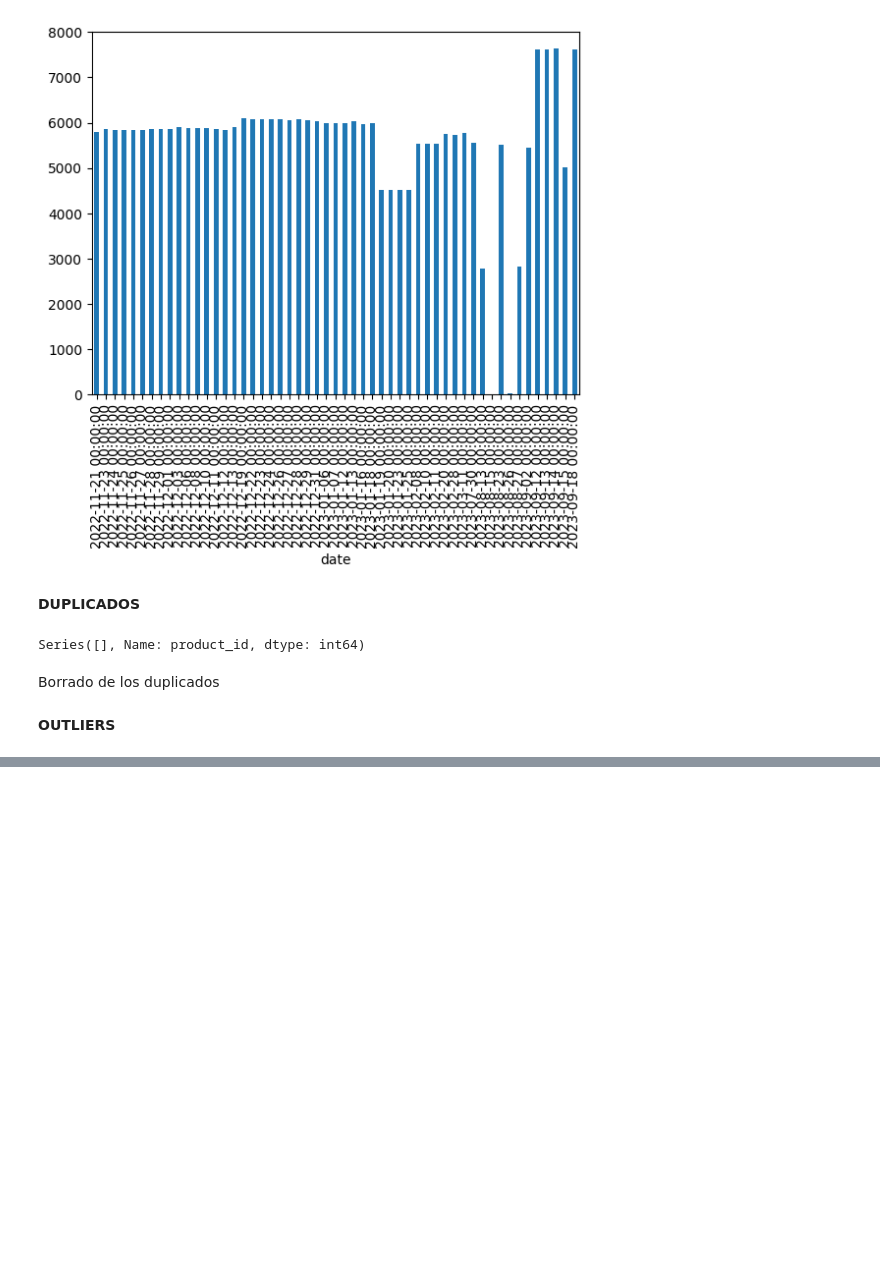
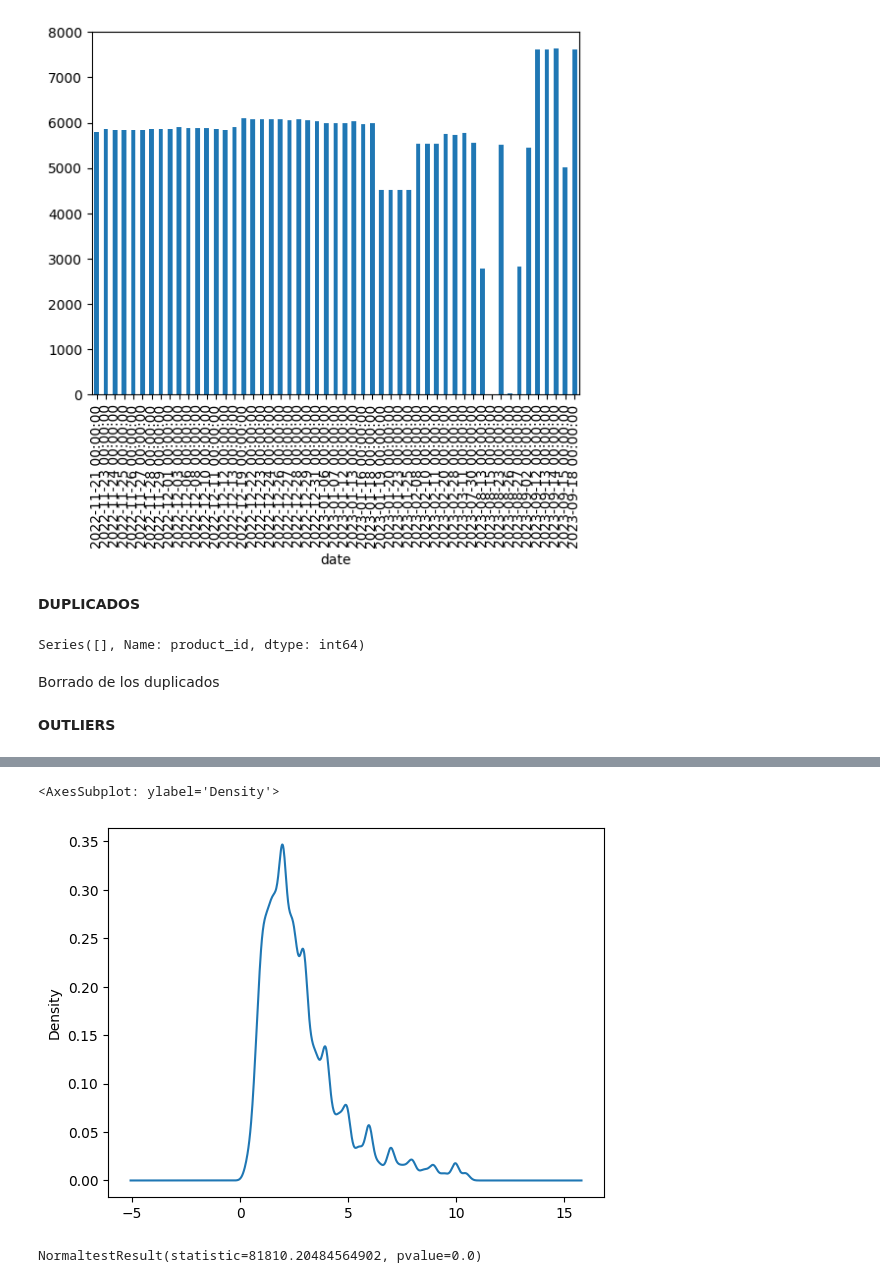
Before and after one commit to cperezh/FoodECommerceScraper, a Jupyter notebook: source/Producto_DIA_DP/Migracion Dataset.ipynb, the cells around one changed output, grey strips where cells are left out. Drawn from its saved outputs; the diff is of its cells as text; code cells hidden in the pictures; blank space fills up the shorter version.

```diff
--- a/source/Producto_DIA_DP/Migracion Dataset.ipynb
+++ b/source/Producto_DIA_DP/Migracion Dataset.ipynb
@@ -197,0 +239,3 @@ df["unit_price"].plot(kind="density")
+# %%
+df_new = df[df[field]<=out_thr][field]
+df_new.describe()
@@ -197,0 +252,9 @@ df["unit_price"].plot(kind="density")
+# %%
+df_new.plot(kind="density")
+# %% [output]
+<AxesSubplot: ylabel='Density'>
+[figure, added]
+# %%
+scipy.stats.normaltest(df_new)
+# %% [output]
+NormaltestResult(statistic=81810.20484564902, pvalue=0.0)
```
Also changed, not shown: parts of 9 cells of this notebook.
